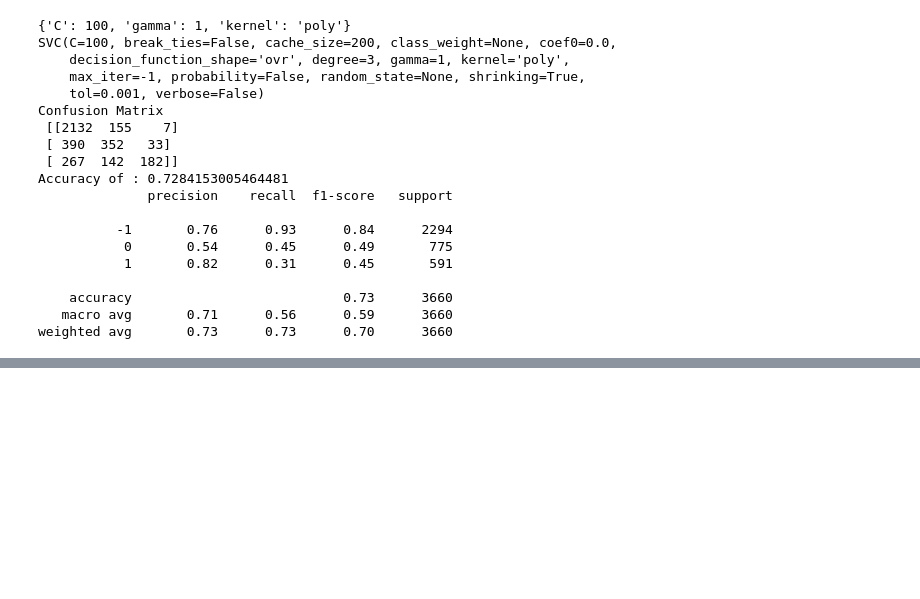
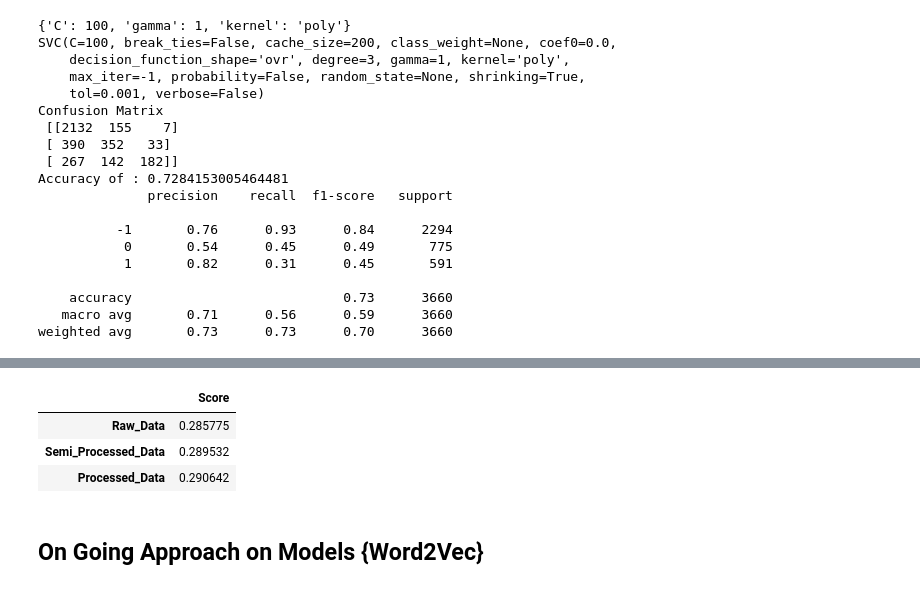
Before and after one commit to Internship-BVoc/G1_TwitterSentimentAnalysis, a Jupyter notebook: twitter_sentiment_analysis.ipynb, the cells around one changed output, grey strips where cells are left out. Cells and saved outputs as stored; diff of their text form; code cells hidden in the pictures; blank space fills up the shorter version.

Commit message:
Update9_Anshaj_yash
SentiWordNet

```diff
--- a/twitter_sentiment_analysis.ipynb
+++ b/twitter_sentiment_analysis.ipynb
@@ -930,0 +897,9 @@ plt.legend(loc='best')
+# %%
+# Raw Data
+X_train, X_test, y_train, y_test = train_test_split(df['text'], df_target, train_size=0.2, random_state=30)
+pred_y = df.iloc[y_test.index].sentiScore
+score1 = accuracy_score(y_test, pred_y)
+print("Confusion Matrix")
+print(confusion_matrix(y_test, pred_y))
+print("\nAccuracy of SentiWordNet Approach: {}\n".format(accuracy_score(y_test, pred_y)))
+print(classification_report(y_test, pred_y))
@@ -930,0 +923,9 @@ plt.legend(loc='best')
+# %%
+# Semi Processed Data
+X_train, X_test, y_train, y_test = train_test_split(df1['text'], df_target, train_size=0.2, random_state=30)
+pred_y = df1.iloc[y_test.index].sentiScore
+score2 = accuracy_score(y_test, pred_y)
+print("Confusion Matrix")
+print(confusion_matrix(y_test, pred_y))
+print("\nAccuracy of SentiWordNet Approach: {}\n".format(accuracy_score(y_test, pred_y)))
+print(classification_report(y_test, pred_y))
@@ -930,0 +949,9 @@ plt.legend(loc='best')
+# %%
+# Processed Data
+X_train, X_test, y_train, y_test = train_test_split(df_data['text'], df_target, train_size=0.2, random_state=30)
+pred_y = df_data.iloc[y_test.index].sentiScore
+score3 = accuracy_score(y_test, pred_y)
+print("Confusion Matrix")
+print(confusion_matrix(y_test, pred_y))
+print("\nAccuracy of SentiWordNet Approach: {}\n".format(accuracy_score(y_test, pred_y)))
+print(classification_report(y_test, pred_y))
@@ -931,2 +975,11 @@ plt.legend(loc='best')
+# %%
+pd.DataFrame({'Score':[score1,score2,score3]},index=['Raw_Data','Semi_Processed_Data','Processed_Data'])
+# %% [output]
+|  | Score |
+| Raw_Data | 0.285775 |
+| Semi_Processed_Data | 0.289532 |
+| Processed_Data | 0.290642 |
 # %%
 df_data.to_csv(str(int(time()))+'_Update_8.csv')
+# %% [markdown]
+<strong><h2> On Going Approach on Models {Word2Vec} </h2></strong>
```
Also changed, not shown: parts of 36 cells of this notebook.
